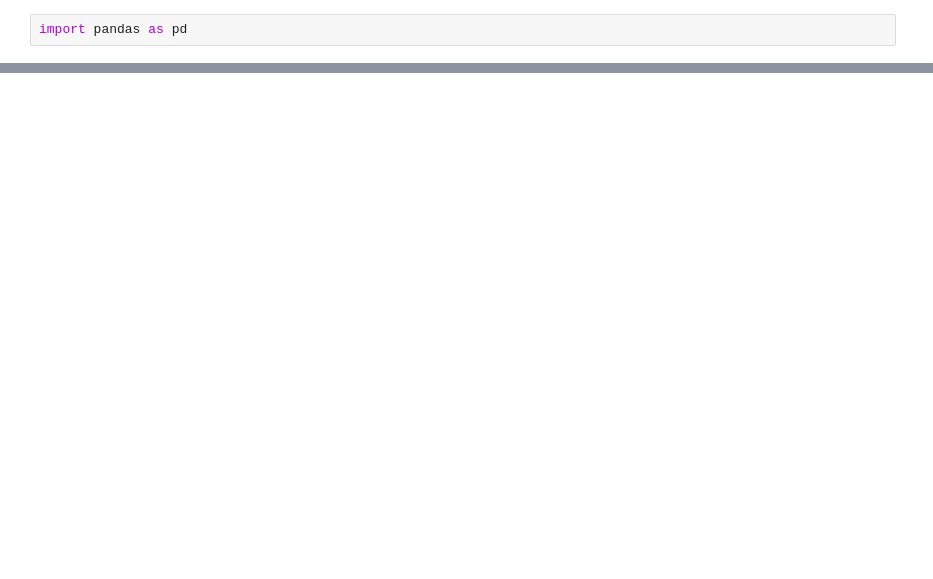
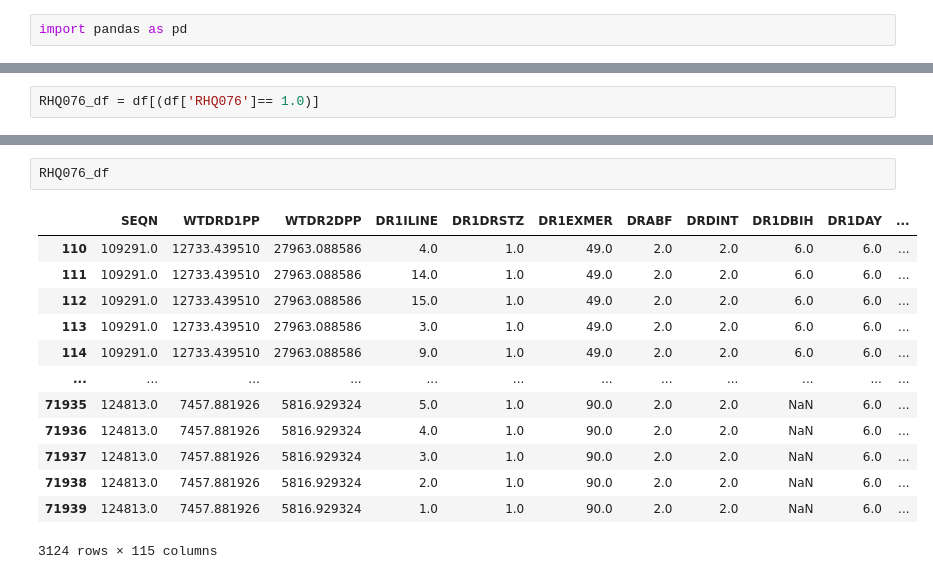
Before and after one commit to allisonhepworth/NHANES, a Jupyter notebook: code/NHANES_2017_PrePandemic_Dietary_Data.ipynb, the cells around one changed output, grey strips where cells are left out. Drawn from its saved outputs; the diff is of its cells as text; blank space fills up the shorter version.

```diff
--- a/code/NHANES_2017_PrePandemic_Dietary_Data.ipynb
+++ b/code/NHANES_2017_PrePandemic_Dietary_Data.ipynb
@@ -16,0 +96,2 @@ df.to_csv('/Users/soumyadeepray/Documents/Research Project- Nutrition Sciences/N
+# %%
+RHQ076_df = df[(df['RHQ076']== 1.0)]
@@ -16,0 +111,16 @@ df.to_csv('/Users/soumyadeepray/Documents/Research Project- Nutrition Sciences/N
+# %%
+RHQ076_df
+# %% [output]
+|  | SEQN | WTDRD1PP | WTDR2DPP | DR1ILINE | DR1DRSTZ | DR1EXMER | DRABF | DRDINT | DR1DBIH | DR1DAY | ... |
+| 110 | 109291.0 | 12733.439510 | 27963.088586 | 4.0 | 1.0 | 49.0 | 2.0 | 2.0 | 6.0 | 6.0 | ... |
+| 111 | 109291.0 | 12733.439510 | 27963.088586 | 14.0 | 1.0 | 49.0 | 2.0 | 2.0 | 6.0 | 6.0 | ... |
+| 112 | 109291.0 | 12733.439510 | 27963.088586 | 15.0 | 1.0 | 49.0 | 2.0 | 2.0 | 6.0 | 6.0 | ... |
+| 113 | 109291.0 | 12733.439510 | 27963.088586 | 3.0 | 1.0 | 49.0 | 2.0 | 2.0 | 6.0 | 6.0 | ... |
+| 114 | 109291.0 | 12733.439510 | 27963.088586 | 9.0 | 1.0 | 49.0 | 2.0 | 2.0 | 6.0 | 6.0 | ... |
+| ... | ... | ... | ... | ... | ... | ... | ... | ... | ... | ... | ... |
+| 71935 | 124813.0 | 7457.881926 | 5816.929324 | 5.0 | 1.0 | 90.0 | 2.0 | 2.0 | NaN | 6.0 | ... |
+| 71936 | 124813.0 | 7457.881926 | 5816.929324 | 4.0 | 1.0 | 90.0 | 2.0 | 2.0 | NaN | 6.0 | ... |
+| 71937 | 124813.0 | 7457.881926 | 5816.929324 | 3.0 | 1.0 | 90.0 | 2.0 | 2.0 | NaN | 6.0 | ... |
+| 71938 | 124813.0 | 7457.881926 | 5816.929324 | 2.0 | 1.0 | 90.0 | 2.0 | 2.0 | NaN | 6.0 | ... |
+| 71939 | 124813.0 | 7457.881926 | 5816.929324 | 1.0 | 1.0 | 90.0 | 2.0 | 2.0 | NaN | 6.0 | ... |
+3124 rows × 115 columns
```
Also changed, not shown: parts of 21 cells of this notebook, 3 other files.
